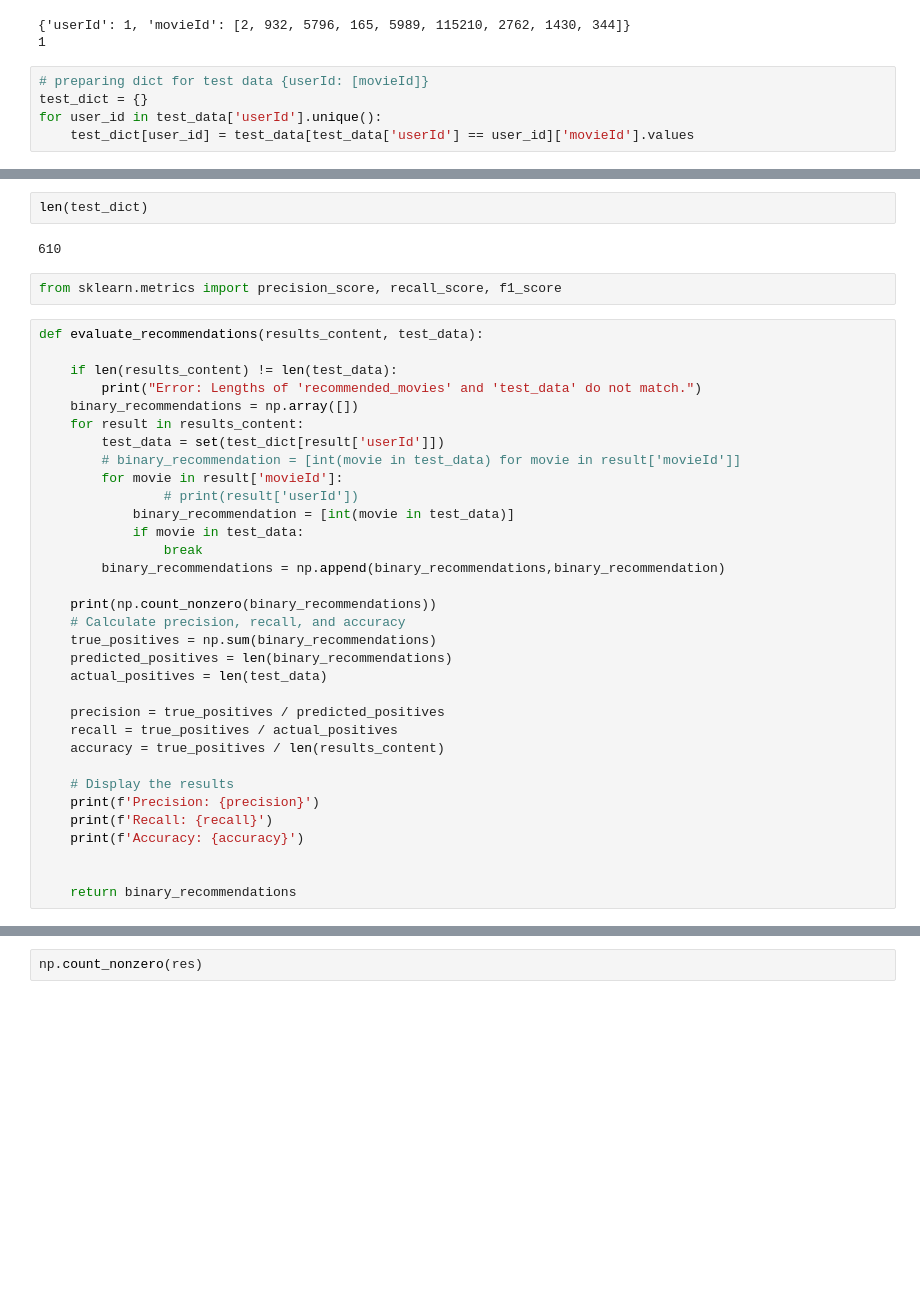
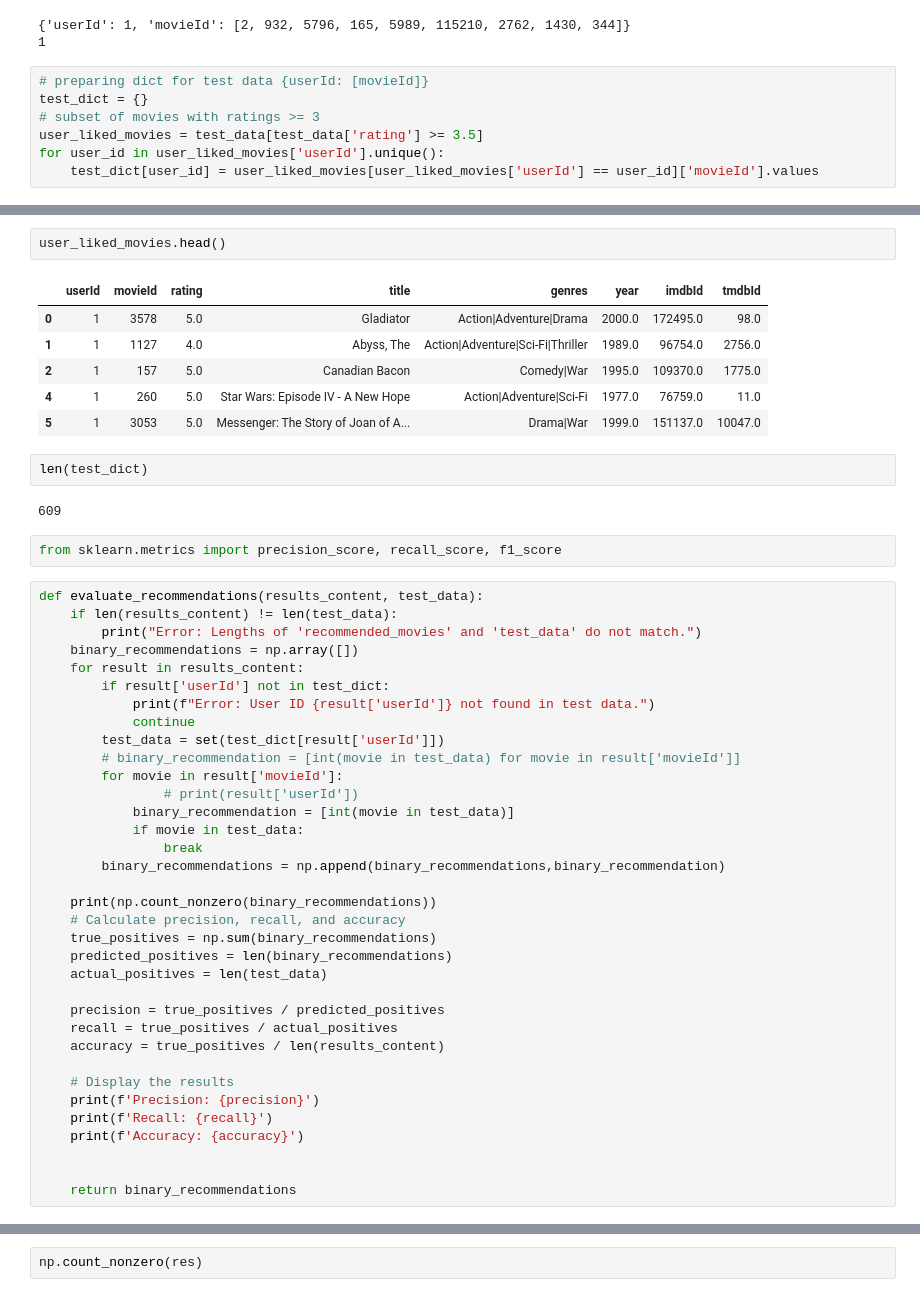
Before and after one commit to shreemit/movie-recs, a Jupyter notebook: notebooks/evaluation.ipynb, the cells around one changed output, grey strips where cells are left out. Cells and saved outputs as stored; diff of their text form; blank space fills up the shorter version.

Commit message:
added only liked movies for evaluation

```diff
--- a/notebooks/evaluation.ipynb
+++ b/notebooks/evaluation.ipynb
@@ -88,5 +88,7 @@ for id in results:
 # %%
 # preparing dict for test data {userId: [movieId]}
 test_dict = {}
-for user_id in test_data['userId'].unique():
-    test_dict[user_id] = test_data[test_data['userId'] == user_id]['movieId'].values
+# subset of movies with ratings >= 3
+user_liked_movies = test_data[test_data['rating'] >= 3.5]
+for user_id in user_liked_movies['userId'].unique():
+    test_dict[user_id] = user_liked_movies[user_liked_movies['userId'] == user_id]['movieId'].values
@@ -96,16 +95,27 @@ AxisError: axis 1 is out of bounds for array of dimension 1
+# %%
+user_liked_movies.head()
+# %% [output]
+|  | userId | movieId | rating | title | genres | year | imdbId | tmdbId |
+| 0 | 1 | 3578 | 5.0 | Gladiator | Action|Adventure|Drama | 2000.0 | 172495.0 | 98.0 |
+| 1 | 1 | 1127 | 4.0 | Abyss, The | Action|Adventure|Sci-Fi|Thriller | 1989.0 | 96754.0 | 2756.0 |
+| 2 | 1 | 157 | 5.0 | Canadian Bacon | Comedy|War | 1995.0 | 109370.0 | 1775.0 |
+| 4 | 1 | 260 | 5.0 | Star Wars: Episode IV - A New Hope | Action|Adventure|Sci-Fi | 1977.0 | 76759.0 | 11.0 |
+| 5 | 1 | 3053 | 5.0 | Messenger: The Story of Joan of A... | Drama|War | 1999.0 | 151137.0 | 10047.0 |
 # %%
 len(test_dict)
 # %% [output]
-610
+609
 # %%
 from sklearn.metrics import precision_score, recall_score, f1_score
 # %%
 def evaluate_recommendations(results_content, test_data):
-
     if len(results_content) != len(test_data):
         print("Error: Lengths of 'recommended_movies' and 'test_data' do not match.")
     binary_recommendations = np.array([])
     for result in results_content:
+        if result['userId'] not in test_dict:
+            print(f"Error: User ID {result['userId']} not found in test data.")
+            continue
         test_data = set(test_dict[result['userId']])
         # binary_recommendation = [int(movie in test_data) for movie in result['movieId']]
         for movie in result['movieId']:
```
Also changed, not shown: parts of 3 cells of this notebook.
